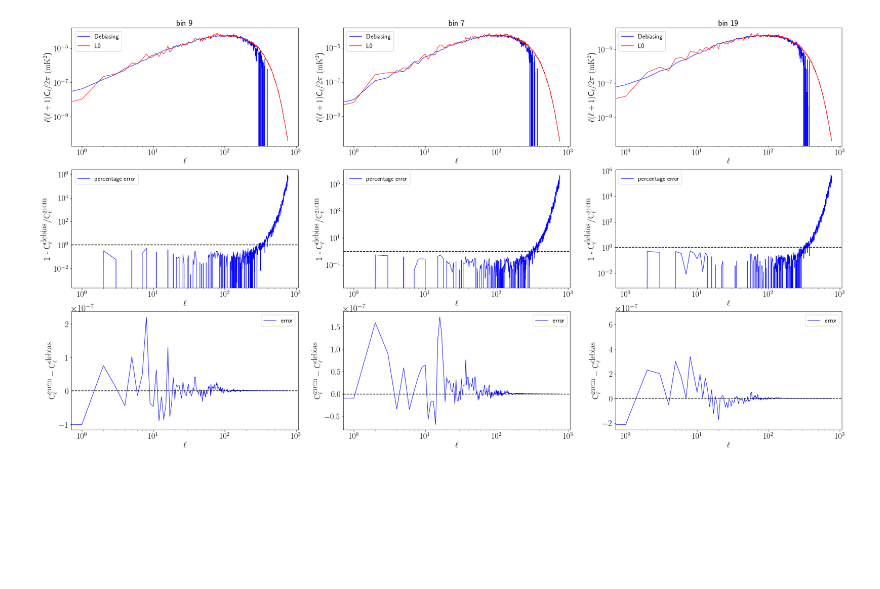
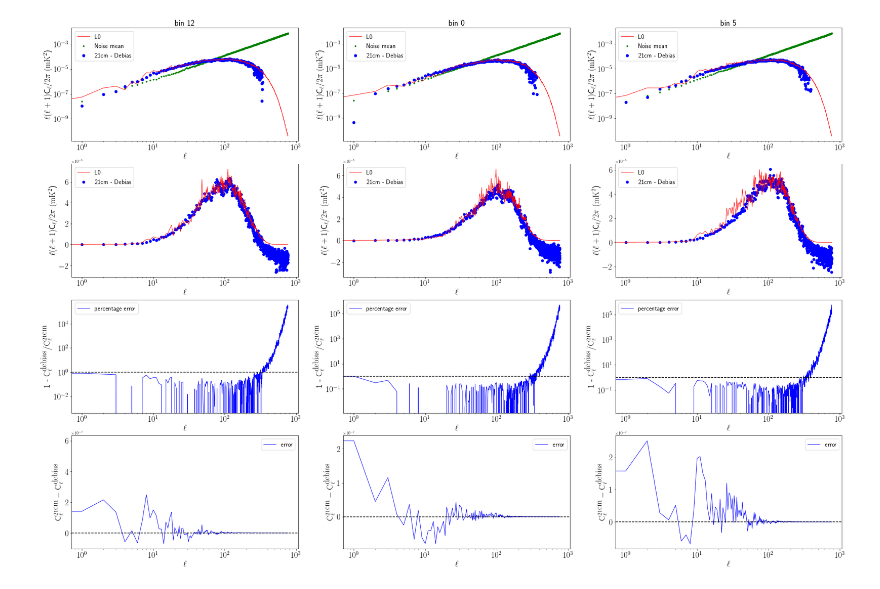
Before and after one commit to zxcorr/ComponentSeparation, a Jupyter notebook: Alessandro/NoiseDebiasing2GMCA_analysis.ipynb, the cells around one changed output. Drawn from its saved outputs; the diff is of its cells as text; code cells hidden in the pictures; blank space fills up the shorter version.

```diff
--- a/Alessandro/NoiseDebiasing2GMCA_analysis.ipynb
+++ b/Alessandro/NoiseDebiasing2GMCA_analysis.ipynb
@@ -39,51 +47,69 @@ seed_used  = 10        #L0 used for analysis, ie, the realisation used for analy
 # %%
-Cls     = cs.loadcls(pathcls,dirs=[dir_hi,dir_fg,dir_prior,dir_noise,dir_pure])
-Cls_ndb = cs.noisedebiasing(Cls_=Cls)
+Cls = cs.loadcls(pathcls,dirs=[dir_hi,dir_fg,dir_prior,dir_noise,dir_pure])
+cls = cs.noisedebiasing(Cls_=Cls, seed_used=seed_used, dir_hi = dir_hi, dir_prior=dir_prior, dir_noise = dir_noise, type_="filipe")
+Cls_ndb   = cls["Cls_debias"]
+S         = cls["S"]
+Cls_noise = cls["Cls_noise"]
 # %%
 Cls = cs.loadcls(pathcls,dirs=[dir_hi,dir_fg,dir_prior,dir_noise,dir_pure])
 fig      = plt.figure()
 
 numplots = 3
-grid     = plt.GridSpec(3,2*numplots,top=3.5,right=3*numplots)
+grid     = plt.GridSpec(4,2*numplots,top=4.5,right=3*numplots)
 nu,nl = Cls_ndb.shape
 l     = np.arange(nl)
 fact  = l*(l+1)/(2*np.pi)
 L0    = "L{}".format(seed_used)
+
 for col,i in enumerate(np.random.randint(nu,size=numplots)):
     ax = plt.subplot(grid[0,col])
     #print("bin: {}".format(i))
     plt.title("bin {}".format(i), fontsize=20)
-    plt.plot(l,fact*Cls_ndb[i]          , color="blue", label="Debiasing", linewidth =1)
-    plt.plot(l,fact*Cls["pure"][L0][i] , color="red" , label="L0"       , linewidth =1)
+    plt.plot(   l,fact*Cls["pure"][L0][i] , color="red"  , label="L0"           , linewidth =1)
+    plt.scatter(l,fact*Cls_noise[i]       , color="green", label="Noise mean"   , s=10)
+    plt.scatter(l,fact*Cls_ndb[i]         , color="blue" , label="21cm - Debias", s=40)
     plt.xscale("log")
     plt.yscale("log")
     ax.tick_params(axis='both', which='major', labelsize = 20)
     plt.ylabel(r"$\ell(\ell+1)$C$_{\ell}/2\pi$ $(\textrm{mK}^2$)", fontsize=20)
     plt.xlabel(r"$\ell$", fontsize=20)
     plt.legend(fontsize=15)
 
     ax = plt.subplot(grid[1,col])
+    #print("bin: {}".format(i))
+    #plt.title("bin {}".format(i), fontsize=20)
+    plt.plot(l,fact*Cls["pure"][L0][i] , color="red"  , label="L0"       , linewidth =1)
+    plt.scatter(l,fact*Cls_ndb[i]      , color="blue" , label="21cm - Debias", linewidth =1)
+    #plt.scatter(l,fact*Cls_noise[i]    , color="green", label="Debiasing", linewidth =1)
+    plt.xscale("log")
+    #plt.yscale("log")
+    ax.tick_params(axis='both', which='major', labelsize = 20)
+    plt.ylabel(r"$\ell(\ell+1)$C$_{\ell}/2\pi$ $(\textrm{mK}^2$)", fontsize=20)
+    plt.xlabel(r"$\ell$", fontsize=20)
+    plt.legend(fontsize=15)
+
+    ax = plt.subplot(grid[2,col])
     plt.plot(l,(Cls["pure"][L0][i]-Cls_ndb[i])/Cls["pure"][L0][i] , color="blue", label="percentage error", linewidth =1)
     plt.axhline(y=1, linestyle="dashed", color="black")
     plt.xscale("log")
     plt.yscale("log")
     ax.tick_params(axis='both', which='major', labelsize = 20)
     plt.xlabel(r"$\ell$", fontsize=20)
     plt.ylabel(r"1 - $\textrm{C}^{\textrm{debias}}_{\ell}/\textrm{C}^{21\textrm{cm}}_{\ell}$", fontsize=20)
     #plt.xlim(0,300)
     #plt.ylim(1e-6,1e-2)
     plt.legend(fontsize=15)
 
-    ax = plt.subplot(grid[2,col])
+    ax = plt.subplot(grid[3,col])
     plt.plot(l,(Cls["pure"][L0][i]-Cls_ndb[i]) , color="blue", label="error", linewidth =1)
     plt.axhline(y=0, linestyle="dashed", color="black")
     plt.xscale("log")
     #plt.yscale("log")
     ax.tick_params(axis='both', which='major', labelsize = 20)
     plt.xlabel(r"$\ell$", fontsize=20)
     plt.ylabel(r"$\textrm{C}^{21\textrm{cm}}_{\ell} - \textrm{C}^{\textrm{debias}}_{\ell}$", fontsize=20)
     #plt.xlim(0,300)
     #plt.ylim(1e-6,1e-2)
     plt.legend(fontsize=15);
 # %% [output]
-[figure, old version]
+[figure, new version]
```
Also changed, not shown: parts of 9 cells of this notebook, 2 other files.
